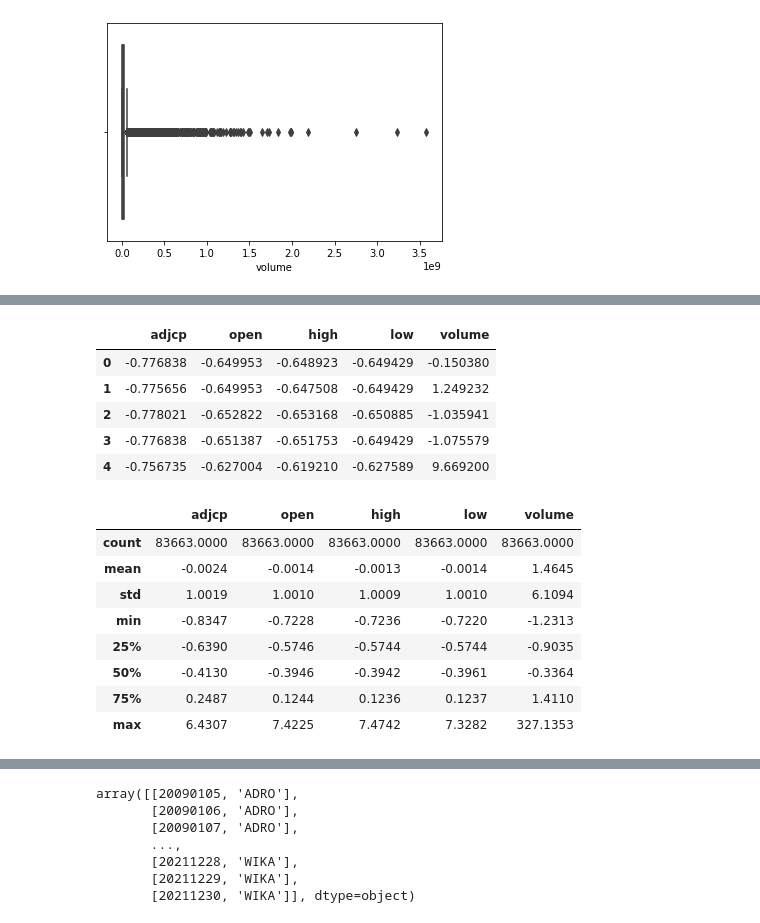
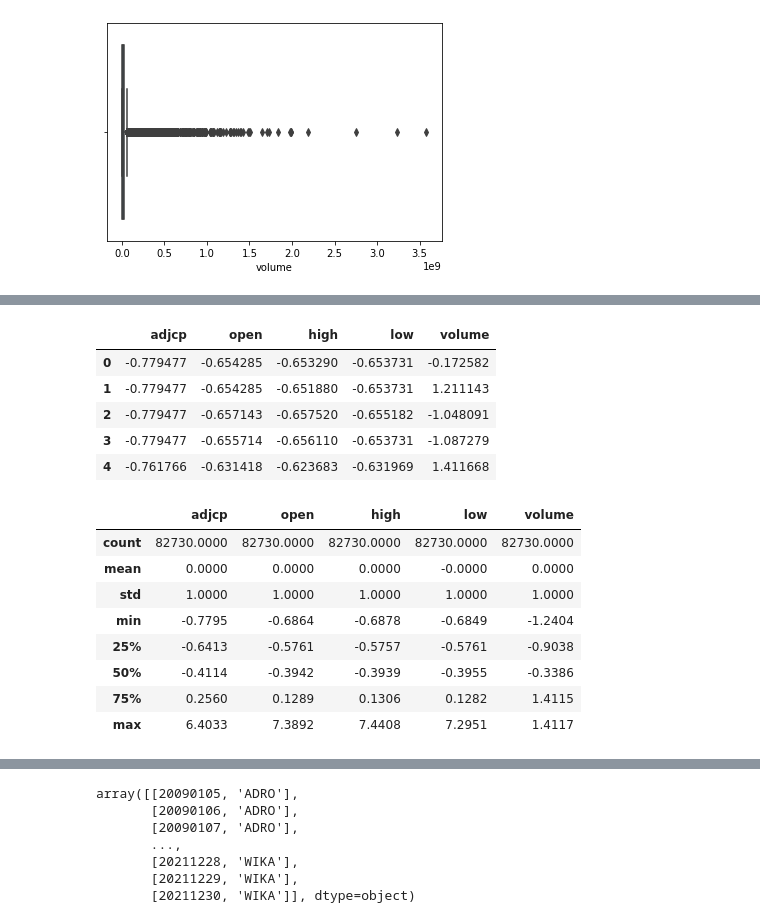
Before and after one commit to shintafiaa/1SAT, a Jupyter notebook: 2_Preprocessing.ipynb, the cells around one changed output, grey strips where cells are left out. Saved outputs shown, nothing was run; the diff lists cells and outputs as text; code cells hidden in the pictures.

```diff
--- a/2_Preprocessing.ipynb
+++ b/2_Preprocessing.ipynb
@@ -47,3 +64,5 @@ print(JIIStocksDataset)
+# %%
+JIIStocksDataset['datadate'] = JIIStocksDataset['datadate'].astype(object)
 # %%
 JIIStocksDataset.info()
 # %% [output]
@@ -192,6 +228,6 @@ Total of volume value under 1000:  4789
 # %%
-#Drop volume value under 1000
-JIIStocksDataframe = JIIStocksDataframe.loc[(JIIStocksDataframe[['volume']]>=1000).all(axis=1)]
+#Drop volume value under 10000
+JIIStocksDataframe = JIIStocksDataframe.loc[(JIIStocksDataframe[['volume']]>=10000).all(axis=1)]
 
 #check the data size to make sure the rows have been dropped
 JIIStocksDataframe.shape
@@ -214,2 +250,2 @@ plt.show()
 # %%
-PreprocessedJIIStocksDataframe = pd.DataFrame(WinsorizedArray, columns = ['adjcp',	'open',	'high',	'low',	'volume'])
+JIIStocksDataframe = pd.DataFrame(WinsorizedArray, columns = ['adjcp',	'open',	'high',	'low',	'volume'])
@@ -217,31 +266,30 @@ PreprocessedJIIStocksDataframe = pd.DataFrame(WinsorizedArray, columns = ['adjcp
 #Standardization with StandardScaler
 from sklearn.preprocessing import StandardScaler
 
-numerical_features = ['adjcp', 'open', 'high', 'low', 'volume']
 scaler = StandardScaler()
-scaler.fit(PreprocessedJIIStocksDataframe[numerical_features])
-PreprocessedJIIStocksDataframe[numerical_features] = scaler.transform(JIIStocksDataframe.loc[:, numerical_features])
-PreprocessedJIIStocksDataframe[numerical_features].head()
+scaler.fit(JIIStocksDataframe[numerical_features])
+JIIStocksDataframe[numerical_features] = scaler.transform(JIIStocksDataframe.loc[:, numerical_features])
+JIIStocksDataframe[numerical_features].head()
 # %% [output]
 |  | adjcp | open | high | low | volume |
-| 0 | -0.776838 | -0.649953 | -0.648923 | -0.649429 | -0.150380 |
-| 1 | -0.775656 | -0.649953 | -0.647508 | -0.649429 | 1.249232 |
-| 2 | -0.778021 | -0.652822 | -0.653168 | -0.650885 | -1.035941 |
-| 3 | -0.776838 | -0.651387 | -0.651753 | -0.649429 | -1.075579 |
-| 4 | -0.756735 | -0.627004 | -0.619210 | -0.627589 | 9.669200 |
+| 0 | -0.779477 | -0.654285 | -0.653290 | -0.653731 | -0.172582 |
+| 1 | -0.779477 | -0.654285 | -0.651880 | -0.653731 | 1.211143 |
+| 2 | -0.779477 | -0.657143 | -0.657520 | -0.655182 | -1.048091 |
+| 3 | -0.779477 | -0.655714 | -0.656110 | -0.653731 | -1.087279 |
+| 4 | -0.761766 | -0.631418 | -0.623683 | -0.631969 | 1.411668 |
 # %%
 # Standardization changes the mean to 0 and the standard deviation to 1
-PreprocessedJIIStocksDataframe[numerical_features].describe().round(4)
+JIIStocksDataframe[numerical_features].describe().round(4)
 # %% [output]
 |  | adjcp | open | high | low | volume |
-| count | 83663.0000 | 83663.0000 | 83663.0000 | 83663.0000 | 83663.0000 |
-| mean | -0.0024 | -0.0014 | -0.0013 | -0.0014 | 1.4645 |
-| std | 1.0019 | 1.0010 | 1.0009 | 1.0010 | 6.1094 |
-| min | -0.8347 | -0.7228 | -0.7236 | -0.7220 | -1.2313 |
-| 25% | -0.6390 | -0.5746 | -0.5744 | -0.5744 | -0.9035 |
-| 50% | -0.4130 | -0.3946 | -0.3942 | -0.3961 | -0.3364 |
-| 75% | 0.2487 | 0.1244 | 0.1236 | 0.1237 | 1.4110 |
-| max | 6.4307 | 7.4225 | 7.4742 | 7.3282 | 327.1353 |
+| count | 82730.0000 | 82730.0000 | 82730.0000 | 82730.0000 | 82730.0000 |
+| mean | 0.0000 | 0.0000 | 0.0000 | -0.0000 | 0.0000 |
+| std | 1.0000 | 1.0000 | 1.0000 | 1.0000 | 1.0000 |
+| min | -0.7795 | -0.6864 | -0.6878 | -0.6849 | -1.2404 |
+| 25% | -0.6413 | -0.5761 | -0.5757 | -0.5761 | -0.9038 |
+| 50% | -0.4114 | -0.3942 | -0.3939 | -0.3955 | -0.3386 |
+| 75% | 0.2560 | 0.1289 | 0.1306 | 0.1282 | 1.4115 |
+| max | 6.4033 | 7.3892 | 7.4408 | 7.2951 | 1.4117 |
 # %%
 JIIStocksDataframe.info()
 # %% [output]
```
Also changed, not shown: parts of 18 cells of this notebook.
